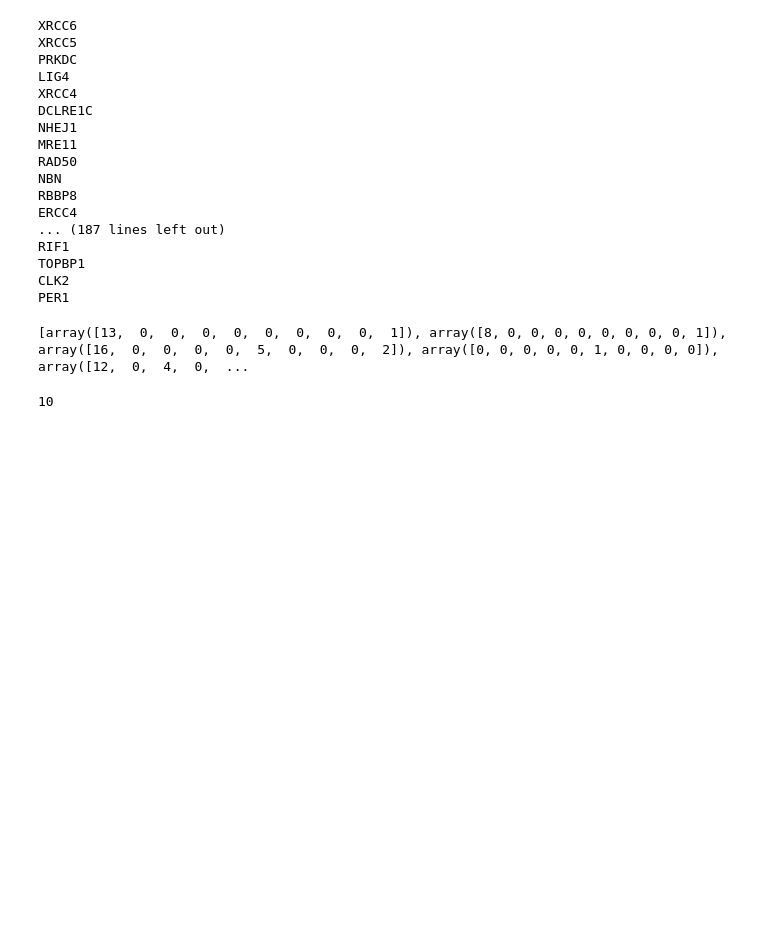
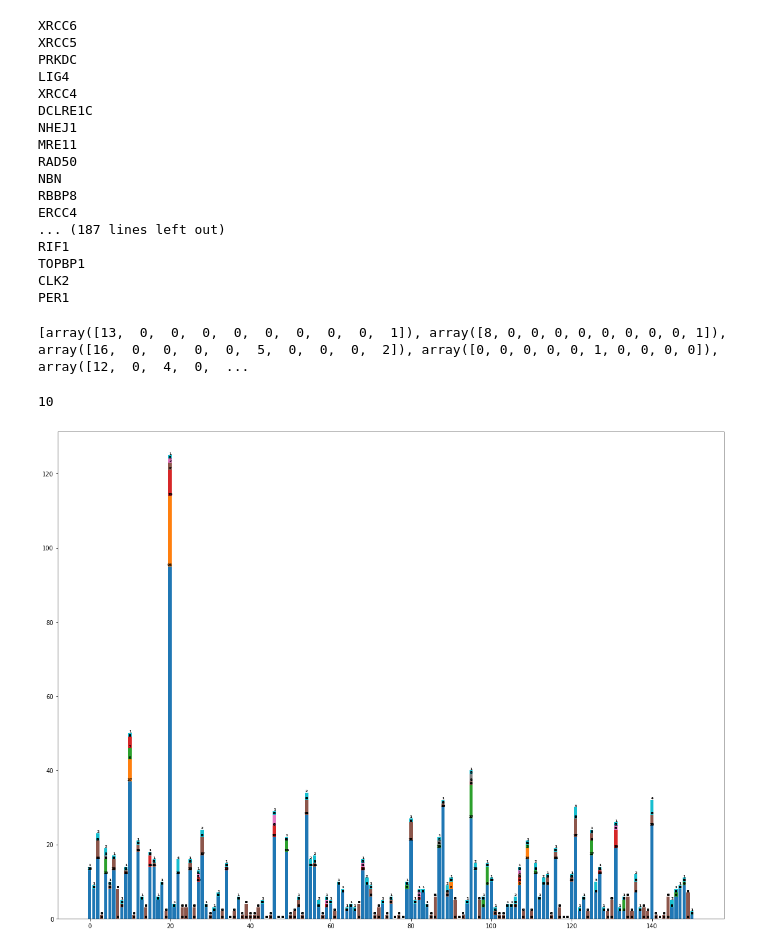
Before and after one commit to hossam-zaki/BSRP2020, a Jupyter notebook: SVPlots/StackedBarPlotLabeled.ipynb, the cells around one changed output. Cells and saved outputs as stored; diff of their text form; code cells hidden in the pictures; blank space fills up the shorter version.

```diff
--- a/SVPlots/StackedBarPlotLabeled.ipynb
+++ b/SVPlots/StackedBarPlotLabeled.ipynb
@@ -108,21 +81,26 @@ def autolabel(rects):
 # %%
+fig, ax = plt.subplots(figsize=(20, 15))
 x = np.arange(len(labels))
-bottom = None
+bottom = []
 forlegend = []
 labelsForLegend = []
 for i in range(0, maxlen):
     forPlot = []
     for j in data:
         try:
             forPlot.append(j[i])
         except:
             forPlot.append(0)
-    rects = ax.bar(x, forPlot, label=f"{i+1}")
-    autolabel(rects)
-    if bottom == None:
-        bottom = forPlot
+    if len(bottom) == 0:
+        rects = ax.bar(x, forPlot, label=f"{i+1}")
+        autolabel(rects, bottom)
+        bottom = np.array(forPlot)
     else:
-        bottom += forPlot
+        rects = ax.bar(x, forPlot, label=f"{i+1}", bottom=bottom)
+        autolabel(rects, bottom)
+        bottom += np.array(forPlot)
     forlegend.append(rects[0])
     labelsForLegend.append(f"{i+1}")
+# %% [output]
+[figure, added]
 # %%
```
Also changed, not shown: parts of 4 cells of this notebook, 5 other files.
